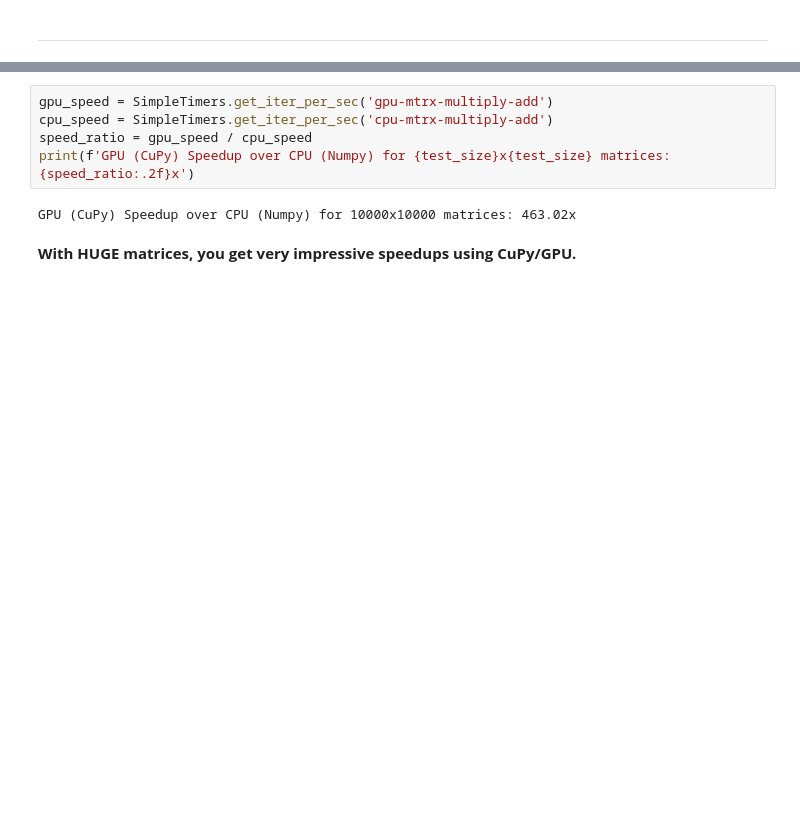
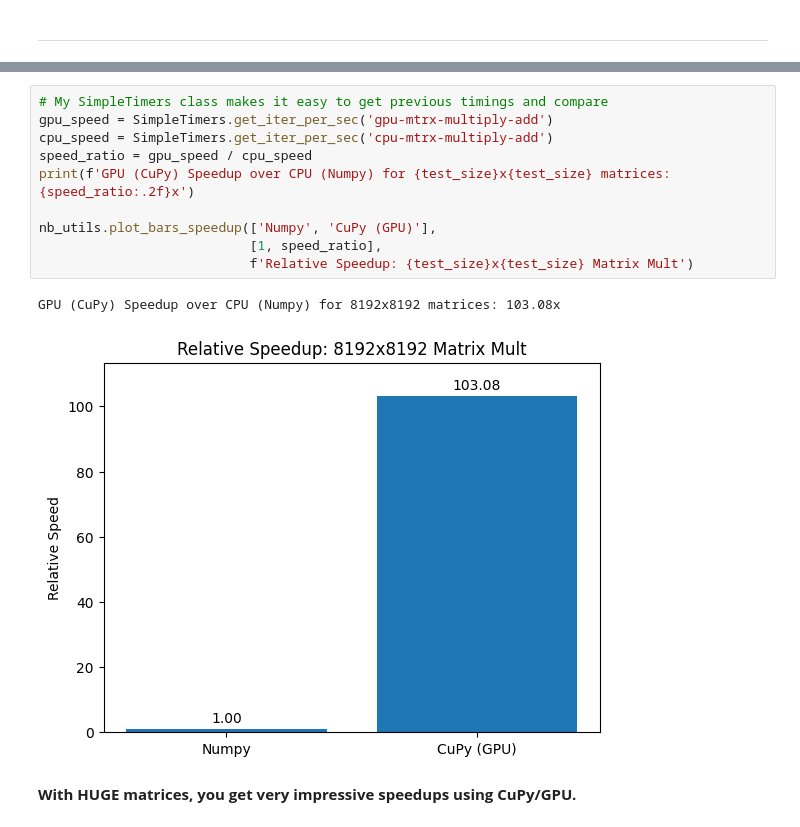
Before and after one commit to etotheipi/fractal1027, a Jupyter notebook: fractal_1027.ipynb, the cells around one changed output, grey strips where cells are left out. Saved outputs shown, nothing was run; the diff lists cells and outputs as text; blank space fills up the shorter version.

```diff
--- a/fractal_1027.ipynb
+++ b/fractal_1027.ipynb
@@ -130,9 +132,15 @@ Timings (cpu-mtrx-multiply-add):
 # %%
+# My SimpleTimers class makes it easy to get previous timings and compare
 gpu_speed = SimpleTimers.get_iter_per_sec('gpu-mtrx-multiply-add')
 cpu_speed = SimpleTimers.get_iter_per_sec('cpu-mtrx-multiply-add')
 speed_ratio = gpu_speed / cpu_speed
 print(f'GPU (CuPy) Speedup over CPU (Numpy) for {test_size}x{test_size} matrices: {speed_ratio:.2f}x')
+
+nb_utils.plot_bars_speedup(['Numpy', 'CuPy (GPU)'],
+                           [1, speed_ratio],
+                           f'Relative Speedup: {test_size}x{test_size} Matrix Mult')
 # %% [output]
-GPU (CuPy) Speedup over CPU (Numpy) for 10000x10000 matrices: 463.02x
+GPU (CuPy) Speedup over CPU (Numpy) for 8192x8192 matrices: 103.08x
+[figure, added]
 # %% [markdown]
 **With HUGE matrices, you get very impressive speedups using CuPy/GPU.**
```
Also changed, not shown: parts of 59 cells of this notebook, 6 other files.
